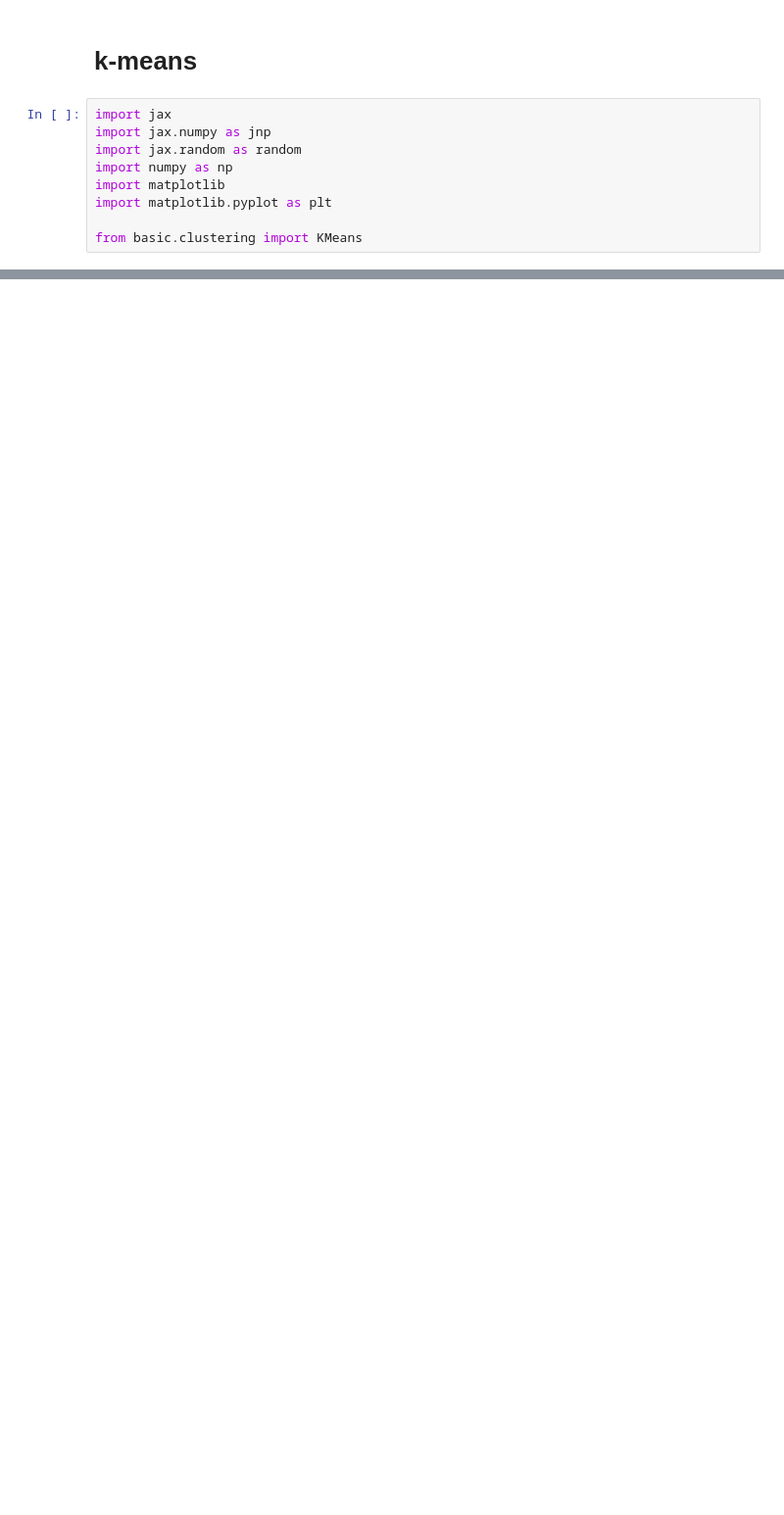
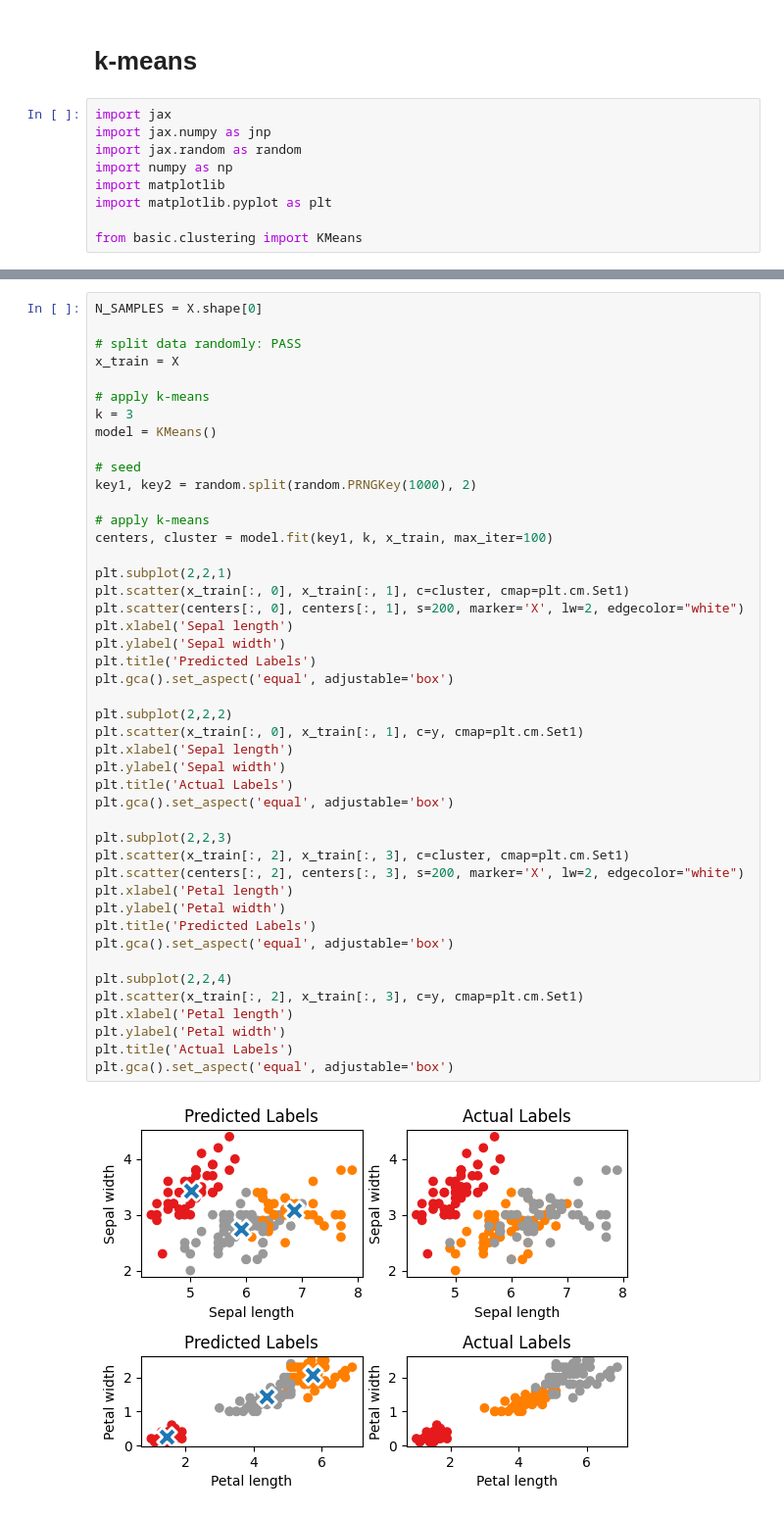
Before and after one commit to YangyangFu/mlax, a Jupyter notebook: 3-kmeans.ipynb, the cells around one changed output, grey strips where cells are left out. Shown: that part at 98% size. Cells and saved outputs as stored; diff of their text form; blank space fills up the shorter version.

Commit message:
update k-means

```diff
--- a/3-kmeans.ipynb
+++ b/3-kmeans.ipynb
@@ -44,0 +96,47 @@ plt.show()
+# %%
+N_SAMPLES = X.shape[0]
+
+# split data randomly: PASS
+x_train = X
+
+# apply k-means
+k = 3
+model = KMeans()
+
+# seed
+key1, key2 = random.split(random.PRNGKey(1000), 2)
+
+# apply k-means
+centers, cluster = model.fit(key1, k, x_train, max_iter=100)
+
+plt.subplot(2,2,1)
+plt.scatter(x_train[:, 0], x_train[:, 1], c=cluster, cmap=plt.cm.Set1)
+plt.scatter(centers[:, 0], centers[:, 1], s=200, marker='X', lw=2, edgecolor="white")
+plt.xlabel('Sepal length')
+plt.ylabel('Sepal width')
+plt.title('Predicted Labels')
+plt.gca().set_aspect('equal', adjustable='box')
+
+plt.subplot(2,2,2)
+plt.scatter(x_train[:, 0], x_train[:, 1], c=y, cmap=plt.cm.Set1)
+plt.xlabel('Sepal length')
+plt.ylabel('Sepal width')
+plt.title('Actual Labels')
+plt.gca().set_aspect('equal', adjustable='box')
+
+plt.subplot(2,2,3)
+plt.scatter(x_train[:, 2], x_train[:, 3], c=cluster, cmap=plt.cm.Set1)
+plt.scatter(centers[:, 2], centers[:, 3], s=200, marker='X', lw=2, edgecolor="white")
+plt.xlabel('Petal length')
+plt.ylabel('Petal width')
+plt.title('Predicted Labels')
+plt.gca().set_aspect('equal', adjustable='box')
+
+plt.subplot(2,2,4)
+plt.scatter(x_train[:, 2], x_train[:, 3], c=y, cmap=plt.cm.Set1)
+plt.xlabel('Petal length')
+plt.ylabel('Petal width')
+plt.title('Actual Labels')
+plt.gca().set_aspect('equal', adjustable='box')
+# %% [output]
+[figure, added]
```
Also changed, not shown: parts of 7 cells of this notebook, 5 other files.
